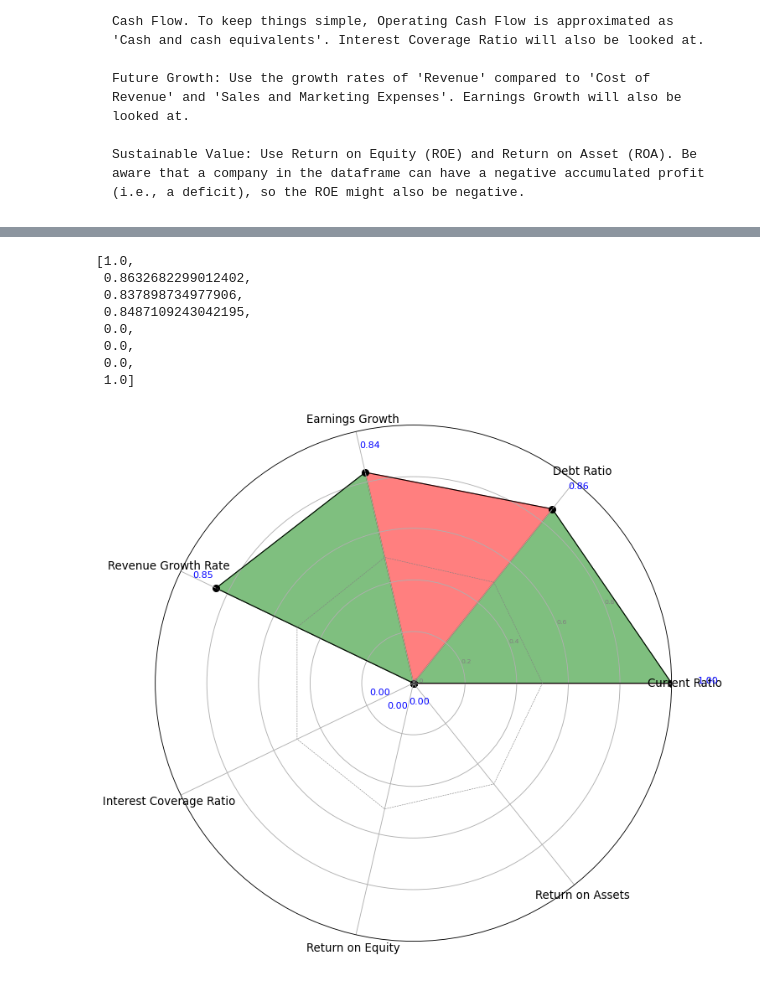
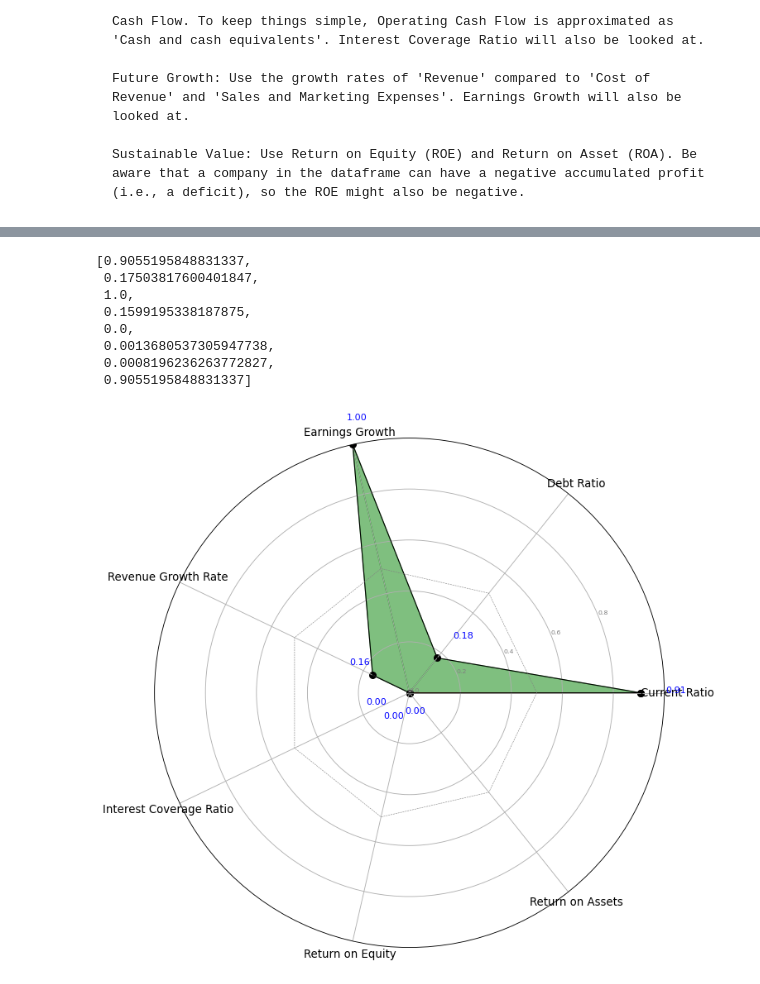
Before and after one commit to viethuy25/auto_consum, a Jupyter notebook: main.ipynb, the cells around one changed output, grey strips where cells are left out. Drawn from its saved outputs; the diff is of its cells as text; code cells hidden in the pictures.

```diff
--- a/main.ipynb
+++ b/main.ipynb
@@ -322,0 +478,15 @@ df
+# %%
+# Current Ratio and Interest Coverage Ratio has potential to exceed 1, so we scaled accordingly
+if df['Current Ratio'][0] >= 1.5:
+    df['Current Ratio'] = 1
+if df['Interest Coverage Ratio'][0] >= 3:
+    df['Interest Coverage Ratio'] = 1
+
+if df['Interest Coverage Ratio'][0] < 0:
+    df['Interest Coverage Ratio'] = 0.0
+if df['Return on Equity'][0] < 0:
+    df['Return on Equity'] = 0.0
+if df['Return on Assets'][0] < 0:
+    df['Return on Assets'] = 0.0
+
+df
@@ -345,25 +533,21 @@ angles += angles[:1]
 # Repeat the first value to close the circular graph
 values = metrics_df['Normalized Value'].tolist() + metrics_df['Normalized Value'].tolist()[:1]
 
-if df['Return on Equity'][0] < 0:
-    values[5] = 0.0
-if df['Return on Assets'][0] < 0:
-    values[6] = 0.0
 values
 # %% [output]
-[1.0,
- 0.8632682299012402,
- 0.837898734977906,
- 0.8487109243042195,
+[0.9055195848831337,
+ 0.17503817600401847,
+ 1.0,
+ 0.1599195338187875,
  0.0,
- 0.0,
- 0.0,
- 1.0]
+ 0.0013680537305947738,
+ 0.0008196236263772827,
+ 0.9055195848831337]
 # %%
 fig, ax = plt.subplots(figsize=(10, 10), dpi=80, subplot_kw=dict(polar=True))
 
 # Define the thresholds
-thresholds = [1, 0.3, 0.1, 0.1, 0.8, 0.1, 0.1]
+thresholds = [0.7, 0.3, 0.1, 0.1, 0.8, 0.1, 0.1]
 
 # Draw filled polygons
 for i in range(num_vars):
@@ -382,31 +566,31 @@ for i in range(num_vars):
 #     if metrics[i] == "Debt Ratio":
 #         color = 'green' if values[i] <= values[i+1] else 'red'
 #     else:
 #         color = 'green' if values[i] >= values[i+1] else 'red'
 #     ax.fill(angles[i:i+2] + angles[i:i+2][::-1],
 #             values[i:i+2] + [0, 0],
 #             color=color, alpha=0.5)
 
 # Draw outline and points
 ax.plot(angles, values, color="black", linewidth=1)
 ax.scatter(angles, values, color="black", s=50)
 
 # Draw labels and y-ticks
 plt.xticks(angles[:-1], metrics, color='black', size=12)
 plt.yticks(np.arange(0, 1, 0.2), color='grey', size=7)
 plt.ylim(0, 1)
 
 # Draw y=0.5 line
 ax.plot(angles, [0.5] * len(angles), linestyle='dashed', color='grey', linewidth=0.5)
 
 # Annotate values
 for angle, value, label in zip(angles, values, metrics):
     if angle > pi:
         alignment = {'horizontalalignment': 'right', 'verticalalignment': 'baseline'}
     else:
         alignment = {'horizontalalignment': 'left', 'verticalalignment': 'baseline'}
     ax.text(angle, value + 0.1, f'{value:.2f}', size=10, color='blue', **alignment)
 
 plt.show()
 # %% [output]
-[figure, old version]
+[figure, new version]
```
Also changed, not shown: parts of 18 cells of this notebook, 1 other file.
